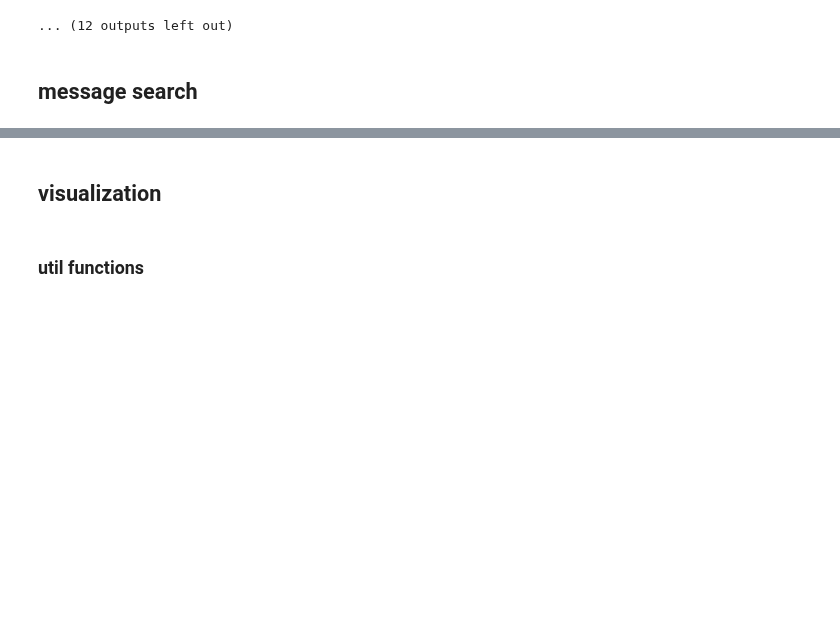
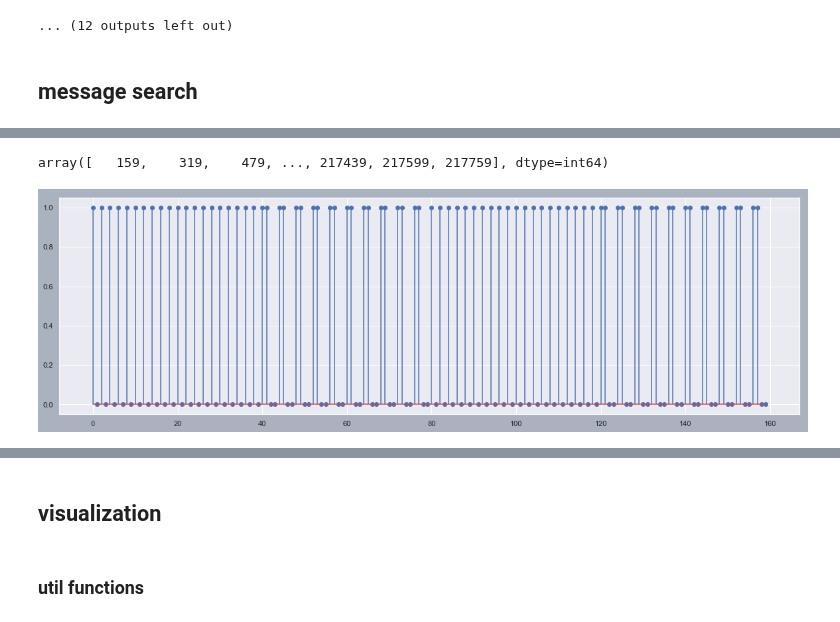
Before and after one commit to tjbergst/data-parsing, a Jupyter notebook: code-parser-translation.ipynb, the cells around one changed output, grey strips where cells are left out. Cells and saved outputs as stored; diff of their text form; code cells hidden in the pictures; blank space fills up the shorter version.

Commit message:
successfully distilled starting indices of all message matches

```diff
--- a/code-parser-translation.ipynb
+++ b/code-parser-translation.ipynb
@@ -574,0 +650,8 @@ scaler_dict
+# %%
+np.where(np.diff(msg_matches) > 1)[0]
+# %% [output]
+array([   159,    319,    479, ..., 217439, 217599, 217759], dtype=int64)
+# %%
+plot_subset(DP.discretized_array, 100, 260)
+# %% [output]
+[figure, added]
```
Also changed, not shown: parts of 17 cells of this notebook.
